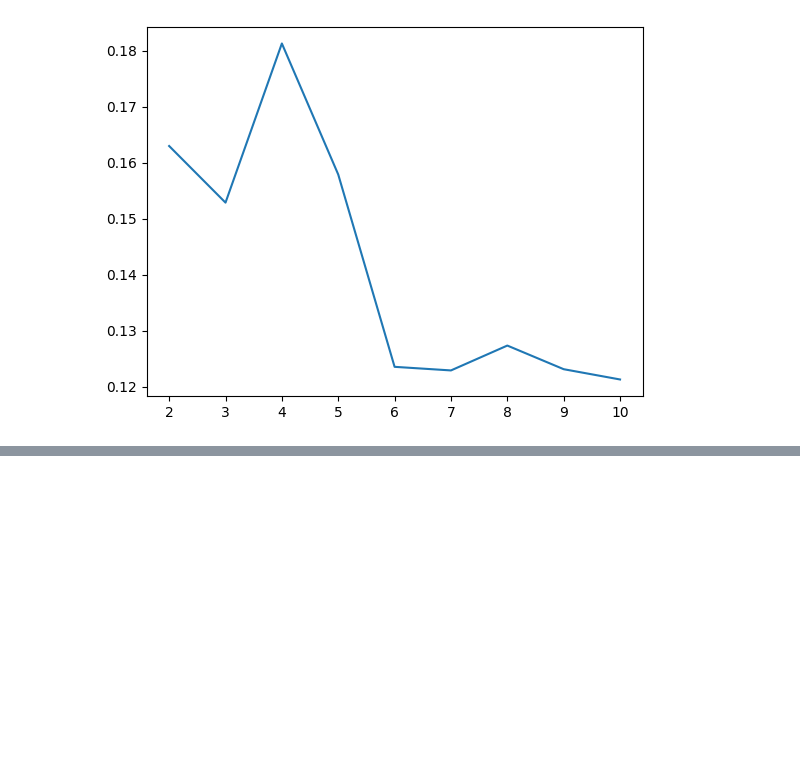
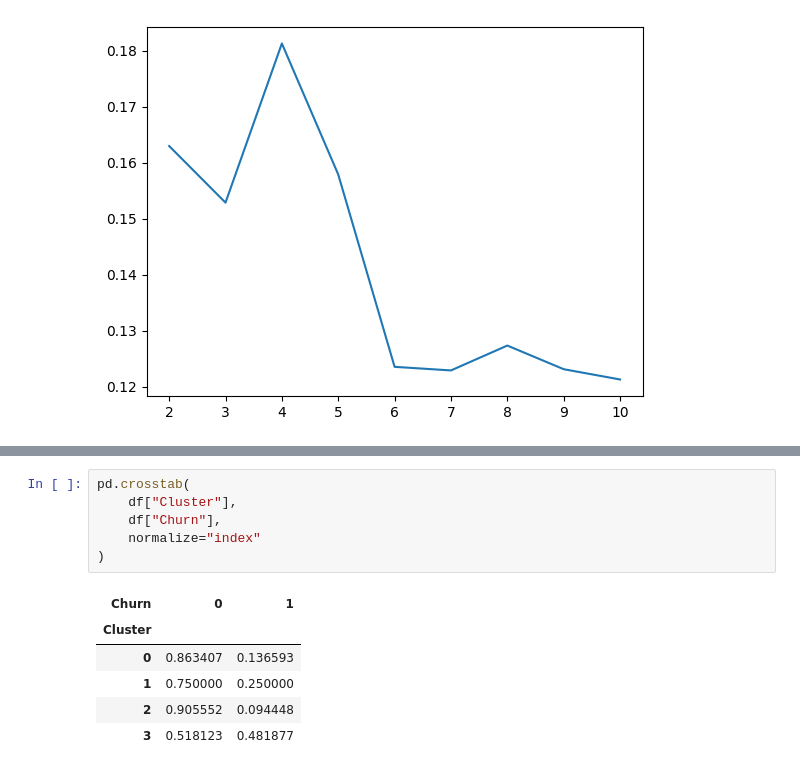
Before and after one commit to RyannPy/customer-intelligence-platform, a Jupyter notebook: notebooks/03_customer_segmentation.ipynb, the cells around one changed output, grey strips where cells are left out. Cells and saved outputs as stored; diff of their text form; blank space fills up the shorter version.

```diff
--- a/notebooks/03_customer_segmentation.ipynb
+++ b/notebooks/03_customer_segmentation.ipynb
@@ -93,0 +143,13 @@ plt.plot(range(2,11), scores)
+# %%
+pd.crosstab(
+    df["Cluster"],
+    df["Churn"],
+    normalize="index"
+)
+# %% [output]
+| Churn | 0 | 1 |
+| Cluster |  |  |
+| 0 | 0.863407 | 0.136593 |
+| 1 | 0.750000 | 0.250000 |
+| 2 | 0.905552 | 0.094448 |
+| 3 | 0.518123 | 0.481877 |
```
Also changed, not shown: parts of 7 cells of this notebook, 1 other file.
